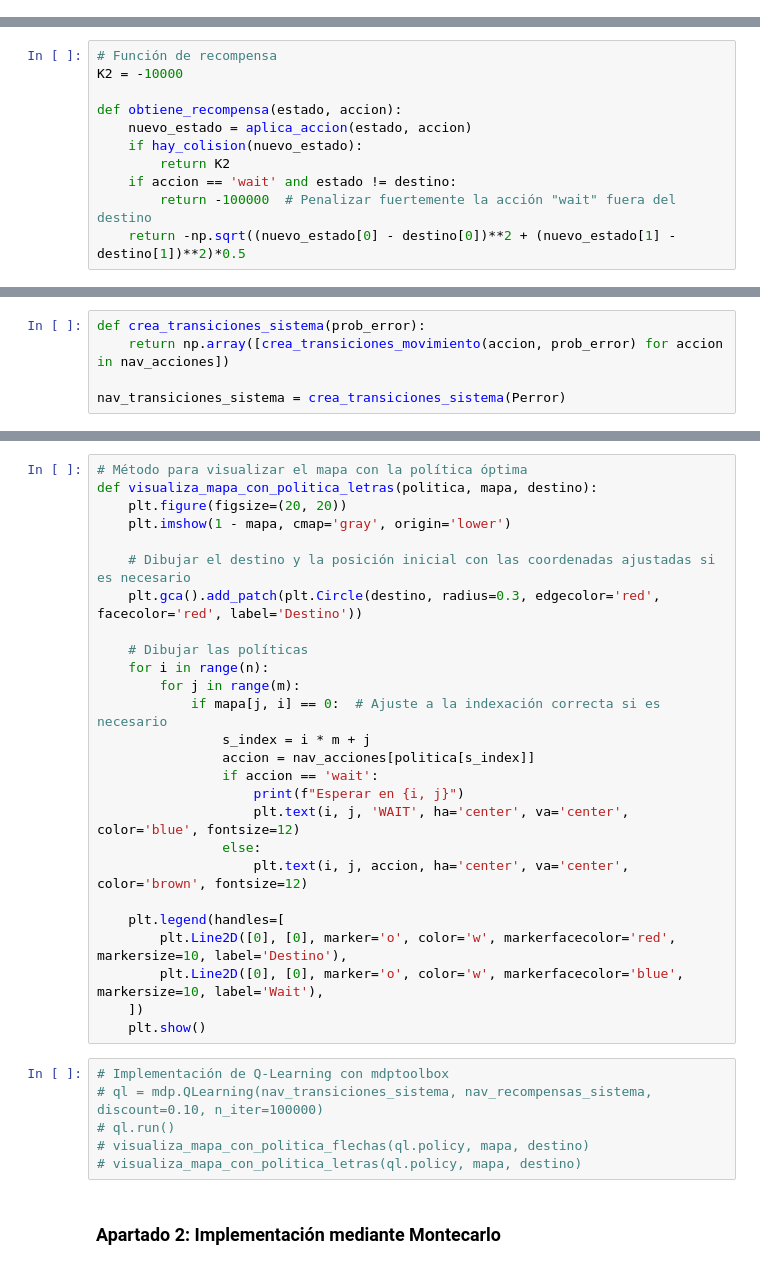
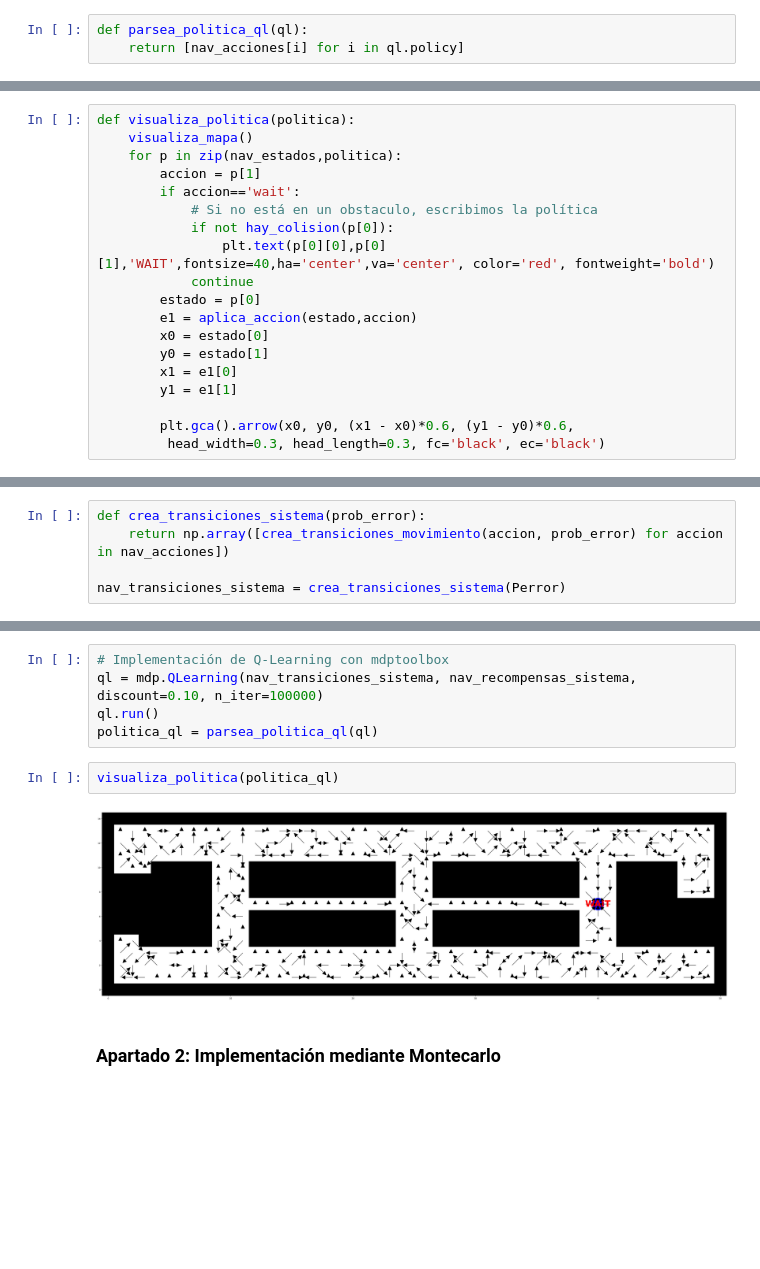
Before and after one commit to jormunrod/IA_RL_Project, a Jupyter notebook: Proyect.ipynb, the cells around one changed output, grey strips where cells are left out. Saved outputs shown, nothing was run; the diff lists cells and outputs as text; blank space fills up the shorter version.

```diff
--- a/Proyect.ipynb
+++ b/Proyect.ipynb
@@ -7,0 +26,3 @@
+# %%
+def parsea_politica_ql(ql):
+    return [nav_acciones[i] for i in ql.policy]
@@ -7,0 +75,19 @@
+# %%
+def visualiza_politica(politica):
+    visualiza_mapa()
+    for p in zip(nav_estados,politica):
+        accion = p[1]
+        if accion=='wait':
+            # Si no está en un obstaculo, escribimos la política
+            if not hay_colision(p[0]):
+                plt.text(p[0][0],p[0][1],'WAIT',fontsize=40,ha='center',va='center', color='red', fontweight='bold')
+            continue
+        estado = p[0]
+        e1 = aplica_accion(estado,accion)
+        x0 = estado[0]
+        y0 = estado[1]
+        x1 = e1[0]
+        y1 = e1[1]
+
+        plt.gca().arrow(x0, y0, (x1 - x0)*0.6, (y1 - y0)*0.6,
+         head_width=0.3, head_length=0.3, fc='black', ec='black')
@@ -73,11 +144,0 @@ aplica_accion((1,1), 'S')
-# %%
-# Función de recompensa
-K2 = -10000
-
-def obtiene_recompensa(estado, accion):
-    nuevo_estado = aplica_accion(estado, accion)
-    if hay_colision(nuevo_estado):
-        return K2
-    if accion == 'wait' and estado != destino:
-        return -100000  # Penalizar fuertemente la acción "wait" fuera del destino
-    return -np.sqrt((nuevo_estado[0] - destino[0])**2 + (nuevo_estado[1] - destino[1])**2)*0.5
@@ -214,34 +191,11 @@ def visualiza_mapa_con_politica_flechas(politica, mapa, destino):
-# %%
-# Método para visualizar el mapa con la política óptima
-def visualiza_mapa_con_politica_letras(politica, mapa, destino):
-    plt.figure(figsize=(20, 20))
-    plt.imshow(1 - mapa, cmap='gray', origin='lower')
-
-    # Dibujar el destino y la posición inicial con las coordenadas ajustadas si es necesario
-    plt.gca().add_patch(plt.Circle(destino, radius=0.3, edgecolor='red', facecolor='red', label='Destino'))
-
-    # Dibujar las políticas
-    for i in range(n):
-        for j in range(m):
-            if mapa[j, i] == 0:  # Ajuste a la indexación correcta si es necesario
-                s_index = i * m + j
-                accion = nav_acciones[politica[s_index]]
-                if accion == 'wait':
-                    print(f"Esperar en {i, j}")
-                    plt.text(i, j, 'WAIT', ha='center', va='center', color='blue', fontsize=12)
-                else:
-                    plt.text(i, j, accion, ha='center', va='center', color='brown', fontsize=12)
-
-    plt.legend(handles=[
-        plt.Line2D([0], [0], marker='o', color='w', markerfacecolor='red', markersize=10, label='Destino'),
-        plt.Line2D([0], [0], marker='o', color='w', markerfacecolor='blue', markersize=10, label='Wait'),
-    ])
-    plt.show()
 # %%
 # Implementación de Q-Learning con mdptoolbox
-# ql = mdp.QLearning(nav_transiciones_sistema, nav_recompensas_sistema, discount=0.10, n_iter=100000)
-# ql.run()
-# visualiza_mapa_con_politica_flechas(ql.policy, mapa, destino)
-# visualiza_mapa_con_politica_letras(ql.policy, mapa, destino)
+ql = mdp.QLearning(nav_transiciones_sistema, nav_recompensas_sistema, discount=0.10, n_iter=100000)
+ql.run()
+politica_ql = parsea_politica_ql(ql)
+# %%
+visualiza_politica(politica_ql)
+# %% [output]
+[figure, added]
 # %% [markdown]
 ### Apartado 2: Implementación mediante Montecarlo
```
Also changed, not shown: parts of 28 cells of this notebook.
